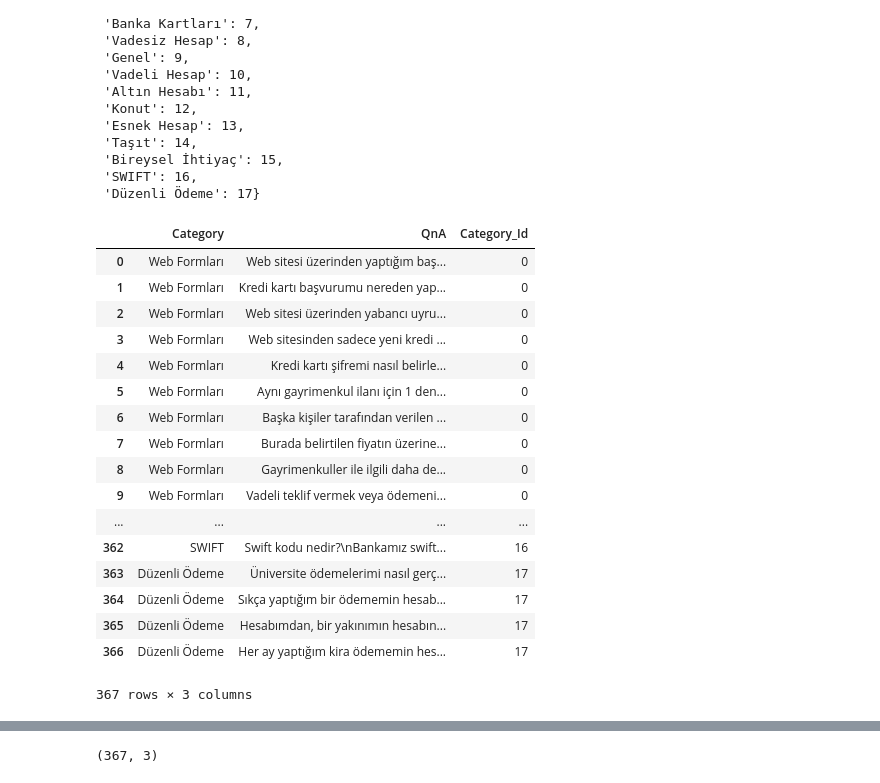
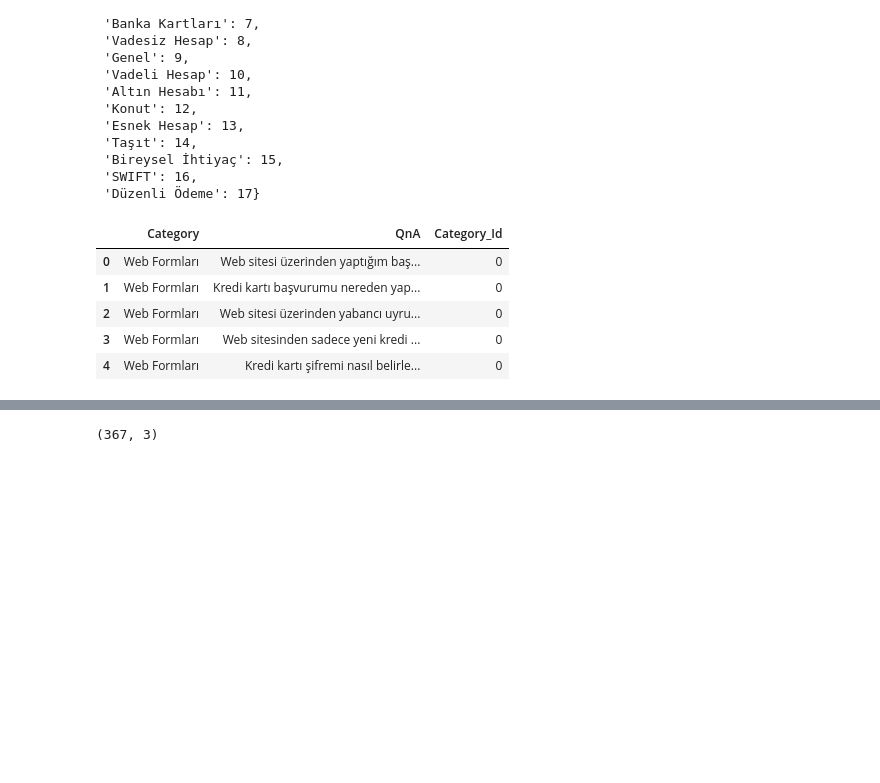
Before and after one commit to CankutCoskun/YK-QABot, a Jupyter notebook: TextClassification/MultiClassTextClassification.ipynb, the cells around one changed output, grey strips where cells are left out. Saved outputs shown, nothing was run; the diff lists cells and outputs as text; code cells hidden in the pictures; blank space fills up the shorter version.

```diff
--- a/TextClassification/MultiClassTextClassification.ipynb
+++ b/TextClassification/MultiClassTextClassification.ipynb
@@ -80,26 +80,14 @@ category_to_id
  'Düzenli Ödeme': 17}
 # %%
 #df.to_csv('dfQuestions.csv', index= False)
-df
+df.head()
 # %% [output]
 |  | Category | QnA | Category_Id |
 | 0 | Web Formları | Web sitesi üzerinden yaptığım baş... | 0 |
 | 1 | Web Formları | Kredi kartı başvurumu nereden yap... | 0 |
 | 2 | Web Formları | Web sitesi üzerinden yabancı uyru... | 0 |
 | 3 | Web Formları | Web sitesinden sadece yeni kredi ... | 0 |
 | 4 | Web Formları | Kredi kartı şifremi nasıl belirle... | 0 |
-| 5 | Web Formları | Aynı gayrimenkul ilanı için 1 den... | 0 |
-| 6 | Web Formları | Başka kişiler tarafından verilen ... | 0 |
-| 7 | Web Formları | Burada belirtilen fiyatın üzerine... | 0 |
-| 8 | Web Formları | Gayrimenkuller ile ilgili daha de... | 0 |
-| 9 | Web Formları | Vadeli teklif vermek veya ödemeni... | 0 |
-| ... | ... | ... | ... |
-| 362 | SWIFT | Swift kodu nedir?\nBankamız swift... | 16 |
-| 363 | Düzenli Ödeme | Üniversite ödemelerimi nasıl gerç... | 17 |
-| 364 | Düzenli Ödeme | Sıkça yaptığım bir ödememin hesab... | 17 |
-| 365 | Düzenli Ödeme | Hesabımdan, bir yakınımın hesabın... | 17 |
-| 366 | Düzenli Ödeme | Her ay yaptığım kira ödememin hes... | 17 |
-367 rows × 3 columns
 # %%
 import matplotlib.pyplot as plt
 fig = plt.figure(figsize=(15,9))
```
Also changed, not shown: parts of 21 cells of this notebook.
